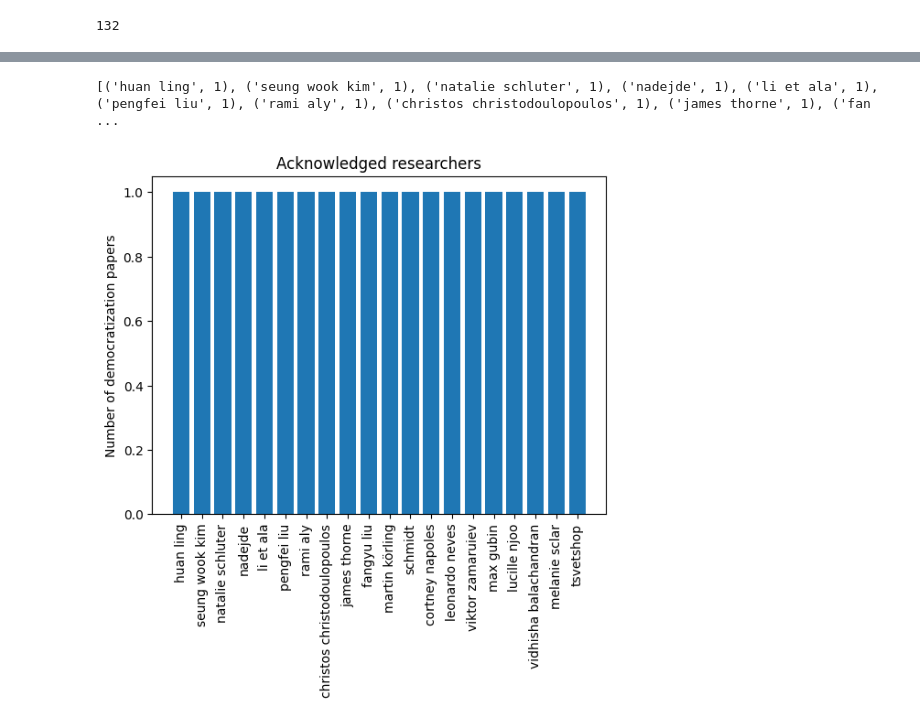
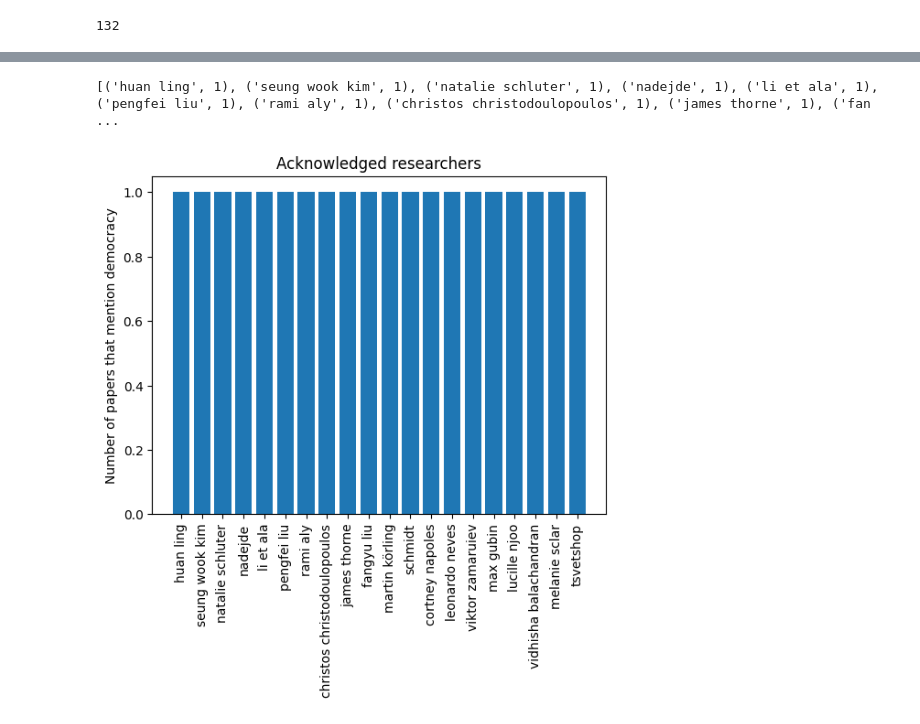
Before and after one commit to ArjunSubramonian/democratization-nlp, a Jupyter notebook: explore-papers.ipynb, the cells around one changed output, grey strips where cells are left out. Drawn from its saved outputs; the diff is of its cells as text; code cells hidden in the pictures.

```diff
--- a/explore-papers.ipynb
+++ b/explore-papers.ipynb
@@ -387,8 +371,14 @@ for index, row in df.iterrows():
                     end = int(end)
 
                 curr_header = row['content']['grobid']['contents'][start:end]
-                # if "::" in curr_header or "Table" in curr_header or "Figure" in curr_header:
-                #     continue
+                if "Table " in curr_header:
+                    curr_header = "Table"
+                elif "Figure " in curr_header:
+                    curr_header = "Figure"
+                elif "Conclusions" == curr_header or "Discussions" == curr_header or "Related Works" == curr_header or "Related Work and Discussions" == curr_header:
+                    curr_header = curr_header[:-1]
+                elif len(curr_header) > 2 and (curr_header[0].isupper() or curr_header[0].isdigit()) and curr_header[1] == " " and curr_header[0] != "A":
+                    curr_header = curr_header[2:]
 
                 if excerpt_idx < start:
                     all_sections.append(prev_header)
@@ -398,6 +388,7 @@ for index, row in df.iterrows():
 # %%
 uniq_sections, counts_sections = np.unique(all_sections, return_counts=True)
 # %%
+k = 20
 topk_sections = np.argsort(-counts_sections)[:k]
 list(zip(uniq_sections[topk_sections], counts_sections[topk_sections]))
 # %% [output]
@@ -646,11 +637,12 @@ def count_acks(data, parses, ent_type):
 count_orgs = count_acks(all_acks, parses, ent_type="ORG")
 print(count_orgs.most_common(20))
 
+k = 20
 acks_plot_data = list(zip(*count_orgs.most_common(k)))
 plt.bar(list(acks_plot_data[0]), list(acks_plot_data[1]))
 for tick in plt.gca().get_xticklabels():
     tick.set_rotation(90)
-plt.ylabel('Number of democratization papers')
+plt.ylabel('Number of papers that mention democracy')
 plt.title('Funding bodies')
 plt.show()
 # %% [output]
@@ -659,14 +651,14 @@ plt.show()
 # %%
 count_persons = count_acks(all_acks, parses, ent_type="PERSON")
 print(count_persons.most_common(20))
 
 acks_plot_data = list(zip(*count_persons.most_common(k)))
 plt.bar(list(acks_plot_data[0]), list(acks_plot_data[1]))
 for tick in plt.gca().get_xticklabels():
     tick.set_rotation(90)
-plt.ylabel('Number of democratization papers')
+plt.ylabel('Number of papers that mention democracy')
 plt.title('Acknowledged researchers')
 plt.show()
 # %% [output]
 [('huan ling', 1), ('seung wook kim', 1), ('natalie schluter', 1), ('nadejde', 1), ('li et ala', 1), ('pengfei liu', 1), ('rami aly', 1), ('christos christodoulopoulos', 1), ('james thorne', 1), ('fan ...
-[figure, old version]
+[figure, new version]
```
Also changed, not shown: parts of 8 cells of this notebook.
